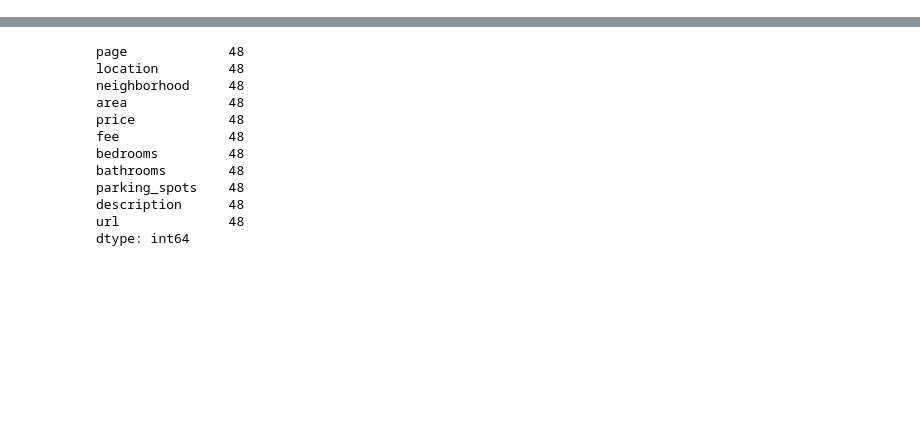
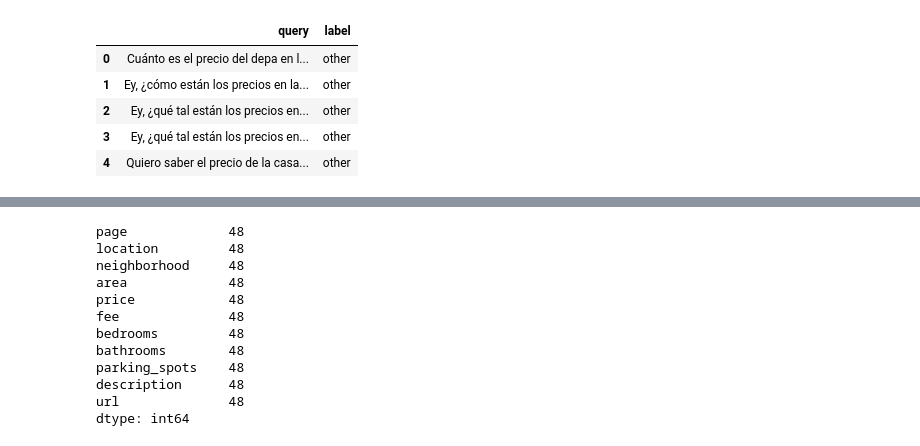
Before and after one commit to juancarlos285/chatbot, a Jupyter notebook: analysis.ipynb, the cells around one changed output, grey strips where cells are left out. Cells and saved outputs as stored; diff of their text form; code cells hidden in the pictures; blank space fills up the shorter version.

```diff
--- a/analysis.ipynb
+++ b/analysis.ipynb
@@ -157,0 +27,5 @@ Venga a vivir en una casa de 3 habitaciones en una urbanización privada de San
+# %%
+contact_agent_df = pd.read_csv('data/contact_agent_dataset.csv')
+test_contact_agent_df = pd.read_csv('data/test_contact_agent.csv')
+new_data = pd.read_csv('data/new_contact_agent.csv')
+new_data.describe()
@@ -157,0 +38,27 @@ Venga a vivir en una casa de 3 habitaciones en una urbanización privada de San
+# %%
+new_contact_agent = new_data[new_data['label'] == 'contact agent']
+new_other = new_data[new_data['label'] == 'other']
+
+contact_agent_df = pd.merge(contact_agent_df, new_contact_agent[:24], how='outer')
+contact_agent_df = pd.merge(contact_agent_df, new_other[:24], how='outer')
+contact_agent_df = contact_agent_df.drop_duplicates()
+
+test_contact_agent_df = pd.merge(test_contact_agent_df, new_contact_agent[24:], how='outer')
+test_contact_agent_df = pd.merge(test_contact_agent_df, new_other[24:], how='outer')
+test_contact_agent_df = test_contact_agent_df.drop_duplicates()
+
+contact_agent_df.to_csv('data/contact_agent_dataset_2.csv', index=False)
+test_contact_agent_df.to_csv('data/test_contact_agent_2.csv', index=False)
+# %%
+price_queries_upper = contact_agent_df[contact_agent_df['query'].str.contains('precio')]
+price_queries_lower = contact_agent_df[contact_agent_df['query'].str.contains('Precio')]
+total_price_queries = pd.merge(price_queries_lower, price_queries_upper, how='outer')
+# total_price_queries.to_csv('data/price_queries.csv', index=False)
+total_price_queries
+# %% [output]
+|  | query | label |
+| 0 | Cuánto es el precio del depa en l... | other |
+| 1 | Ey, ¿cómo están los precios en la... | other |
+| 2 | Ey, ¿qué tal están los precios en... | other |
+| 3 | Ey, ¿qué tal están los precios en... | other |
+| 4 | Quiero saber el precio de la casa... | other |
```
Also changed, not shown: parts of 14 cells of this notebook, 4 other files.
